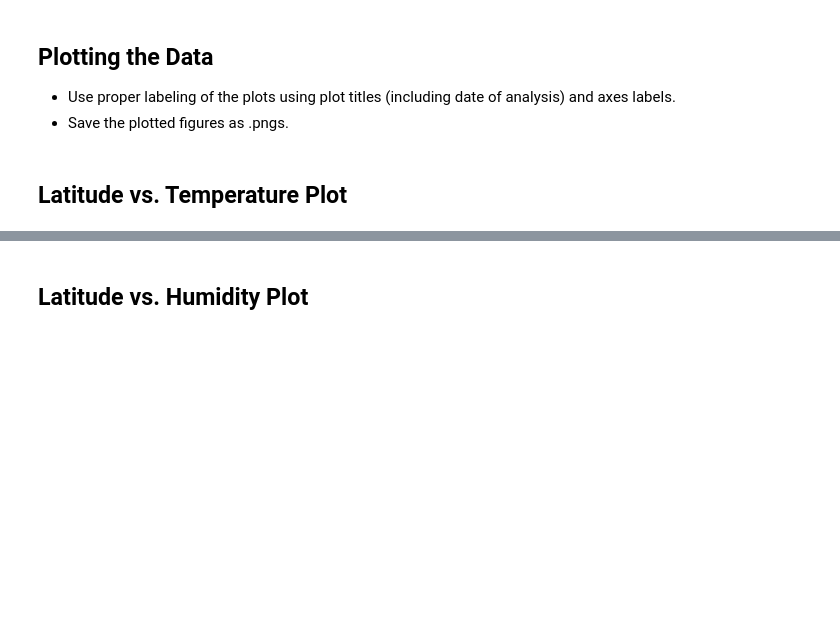
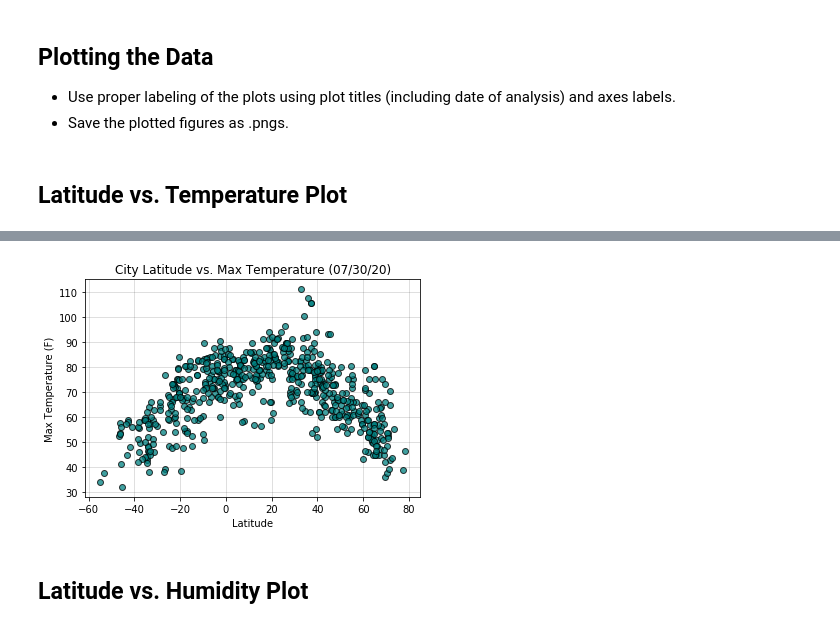
Before and after one commit to MrATX/API_PythonChallenge, a Jupyter notebook: starter_code/WeatherPy.ipynb, the cells around one changed output, grey strips where cells are left out. Drawn from its saved outputs; the diff is of its cells as text; code cells hidden in the pictures; blank space fills up the shorter version.

```diff
--- a/starter_code/WeatherPy.ipynb
+++ b/starter_code/WeatherPy.ipynb
@@ -36,8 +33,8 @@ lat_lngs = []
 cities = []
 
 # Create a set of random lat and lng combinations
-lats = np.random.uniform(lat_range[0], lat_range[1], size=1500)
-lngs = np.random.uniform(lng_range[0], lng_range[1], size=1500)
+lats = np.random.uniform(lat_range[0], lat_range[1], size=1870)
+lngs = np.random.uniform(lng_range[0], lng_range[1], size=1870)
 lat_lngs = zip(lats, lngs)
 
 # Identify nearest city for each lat, lng combination
@@ -45,7 +42,7 @@ for lat_lng in lat_lngs:
     city = citipy.nearest_city(lat_lng[0], lat_lng[1]).city_name
 
     # If the city is unique, then add it to a our cities list
-    if city not in cities and len(cities) < 25:
+    if city not in cities and len(cities) < 666:
         cities.append(city)
 
 # Print the city count to confirm sufficient count
@@ -58,27 +55,34 @@ len(cities)
 * Include a print log of each city as it'sbeing processed (with the city number and city name).
 # %%
 url = "http://api.openweathermap.org/data/2.5/weather?"
-units = "metric"
+units = "imperial"
 query_url = f"{url}appid={weather_api_key}&units={units}&q="
+weather_data = {"City":[],"Latitude":[],"Longitude":[],"Max Temp(F)":[],"Humidity%":[],"Cloudiness%":[],"Windspeed(MPH)":[],"Hemisphere":[]}
 setnum = 1
 recnum = 1
 for city in cities:
     response = requests.get(query_url + city)
     response_json = response.json()
     if response.status_code == 200:
-        if recnum < 5:
+        if recnum < 50:
             print(f"Processing Record {recnum} of Set {setnum} | {city}")
             recnum = recnum + 1
         else:
             print(f"Processing Record {recnum} of Set {setnum} | {city}")
             recnum = 1
             setnum = setnum + 1
+        weather_data["City"].append(city)
+        weather_data["Latitude"].append(response_json["coord"]["lat"])
+        weather_data["Longitude"].append(response_json["coord"]["lon"])
+        weather_data["Max Temp(F)"].append(response_json["main"]["temp_max"])
+        weather_data["Humidity%"].append(response_json["main"]["humidity"])
+        weather_data["Cloudiness%"].append(response_json["clouds"]["all"])
+        weather_data["Windspeed(MPH)"].append(response_json["wind"]["speed"])
+        if response_json["coord"]["lat"] > 0:
+            hemisphere = "North"
+        if response_json["coord"]["lat"] <=0:
+            hemisphere = "South"
+        weather_data["Hemisphere"].append(hemisphere)
     else:
         print(f"City not found. Skipping...")
-
-
-
-    #lat.append(response['coord']['lat'])
-    #temp.append(response['main']['temp'])
-print("done")
 # %% [output]
@@ -125,0 +110,4 @@ dtype: int64
+# %%
+weather_df = pd.DataFrame(weather_data)
+weather_df.to_csv("../output_data/cities.csv",encoding="utf-8",index=False)
+weather_df.head(10)
@@ -169,2 +159,11 @@ Int64Index([], dtype='int64')
+# %%
+plt.scatter(weather_df["Latitude"],weather_df["Max Temp(F)"],color="teal",edgecolor="black",marker="o",alpha=0.75)
+plt.title("City Latitude vs. Max Temperature (07/30/20)")
+plt.ylabel("Max Temperature (F)")
+plt.xlabel("Latitude")
+plt.grid(color='black', linestyle='-', linewidth=0.5,alpha=0.25)
+plt.show()
+# %% [output]
+[figure, added]
 # %% [markdown]
 ## Latitude vs. Humidity Plot
```
Also changed, not shown: parts of 35 cells of this notebook, 1 other file.
